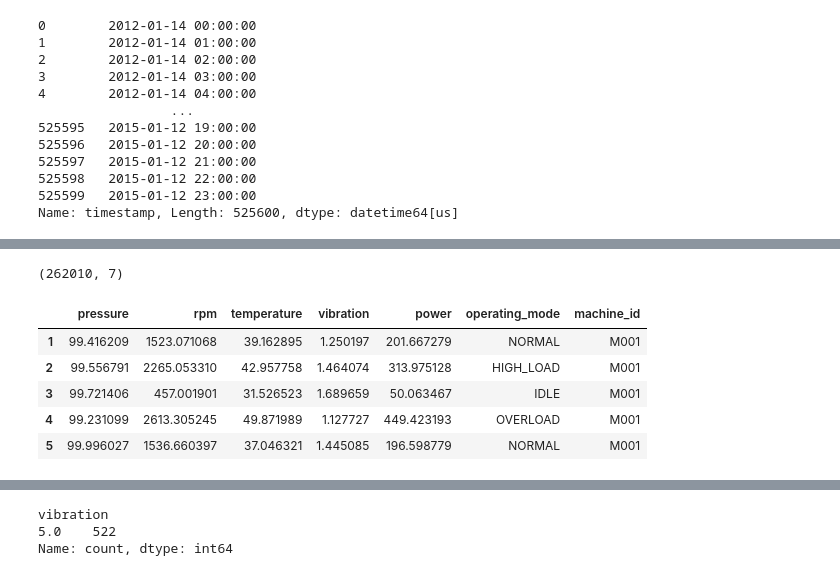
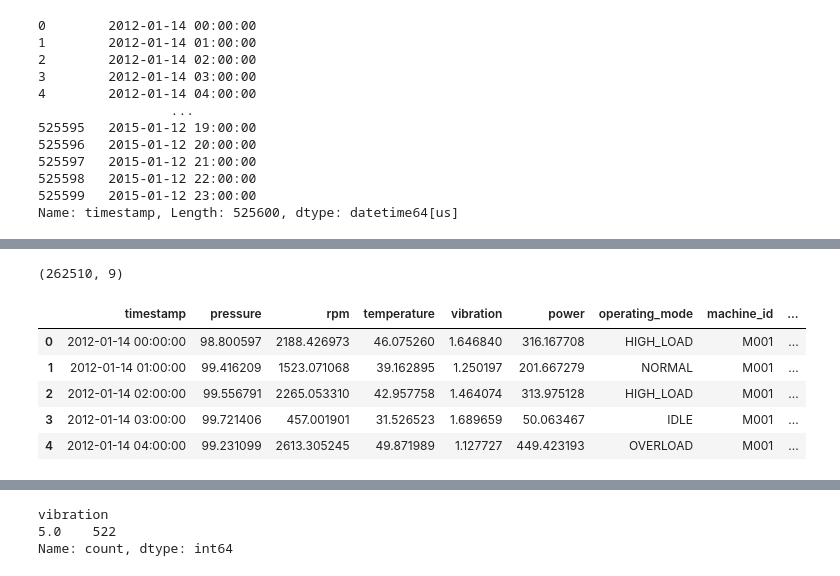
Before and after one commit to JU-Javaboy/predictive-maintenance-platform, a Jupyter notebook: services/c1-sensor-quality/src/c1_sensor_quality/anomaly_detector/anomaly_detection_exploration.ipynb, the cells around one changed output, grey strips where cells are left out. Drawn from its saved outputs; the diff is of its cells as text; code cells hidden in the pictures.

```diff
--- a/services/c1-sensor-quality/src/c1_sensor_quality/anomaly_detector/anomaly_detection_exploration.ipynb
+++ b/services/c1-sensor-quality/src/c1_sensor_quality/anomaly_detector/anomaly_detection_exploration.ipynb
@@ -113,11 +113,35 @@ Name: timestamp, Length: 525600, dtype: datetime64[us]
 # %%
 SENSORS = ["pressure", "rpm", "temperature", "vibration", "power"]
 
-train_df = df.loc[
-    (df["anomaly_type"] != "missing_value")
-    & (df["timestamp"] > pd.to_datetime("2012-01-14"))
-    & (df["timestamp"] < pd.to_datetime("2013-07-14")),
-    # `anomaly_type` is kept to fit the normalisation on normal rows only.
-    # `timestamp` documents the fit window inside the saved artifact.
-    ["timestamp", *SENSORS, "operating_mode", "machine_id", "anomaly_type"],
-].copy()
+# Chronological split. The first 18 months are for fitting and validation; the
+# final year is the test set and is never used to fit anything.
+# `missing_value` is excluded from the ML model: C1 repairs it with
+# deterministic rules, so it is not a pattern the classifier has to learn.
+TRAIN_START = pd.Timestamp("2012-01-14 00:00:00")
+TRAIN_END = pd.Timestamp("2013-07-15 00:00:00")  # exclusive: train ends on 07-14
+VAL_END = pd.Timestamp("2014-01-14 00:00:00")    # exclusive: validation ends on 01-13
+TEST_END = pd.Timestamp("2015-01-13 00:00:00")   # exclusive: test ends on 2015-01-12
+
+COLUMNS = ["timestamp", *SENSORS, "operating_mode", "machine_id", "anomaly_type"]
+
+
+def labelled_slice(start: pd.Timestamp, end: pd.Timestamp) -> pd.DataFrame:
+    """Rows in [start, end) that the anomaly classifier can learn from."""
+    return df.loc[
+        (df["anomaly_type"] != "missing_value")
+        & (df["timestamp"] >= start)
+        & (df["timestamp"] < end),
+        COLUMNS,
+    ].copy()
+
+
+train_raw = labelled_slice(TRAIN_START, TRAIN_END)
+val_raw = labelled_slice(TRAIN_END, VAL_END)
+test_raw = labelled_slice(VAL_END, TEST_END)
+
+for name, part in (("train", train_raw), ("validation", val_raw), ("test", test_raw)):
+    print(
+        f"{name:10s} {len(part):>7,} rows  "
+        f"{part['timestamp'].min()} -> {part['timestamp'].max()}  "
+        f"{part['anomaly_type'].value_counts().to_dict()}"
+    )
@@ -124,13 +152,13 @@ train_df = df.loc[
 # %%
-print(train_df.shape)
-train_df.head()
+print(train_raw.shape)
+train_raw.head()
 # %% [output]
-(262010, 7)
+(262510, 9)
-|  | pressure | rpm | temperature | vibration | power | operating_mode | machine_id |
-| 1 | 99.416209 | 1523.071068 | 39.162895 | 1.250197 | 201.667279 | NORMAL | M001 |
-| 2 | 99.556791 | 2265.053310 | 42.957758 | 1.464074 | 313.975128 | HIGH_LOAD | M001 |
-| 3 | 99.721406 | 457.001901 | 31.526523 | 1.689659 | 50.063467 | IDLE | M001 |
-| 4 | 99.231099 | 2613.305245 | 49.871989 | 1.127727 | 449.423193 | OVERLOAD | M001 |
-| 5 | 99.996027 | 1536.660397 | 37.046321 | 1.445085 | 196.598779 | NORMAL | M001 |
+|  | timestamp | pressure | rpm | temperature | vibration | power | operating_mode | machine_id | ... |
+| 0 | 2012-01-14 00:00:00 | 98.800597 | 2188.426973 | 46.075260 | 1.646840 | 316.167708 | HIGH_LOAD | M001 | ... |
+| 1 | 2012-01-14 01:00:00 | 99.416209 | 1523.071068 | 39.162895 | 1.250197 | 201.667279 | NORMAL | M001 | ... |
+| 2 | 2012-01-14 02:00:00 | 99.556791 | 2265.053310 | 42.957758 | 1.464074 | 313.975128 | HIGH_LOAD | M001 | ... |
+| 3 | 2012-01-14 03:00:00 | 99.721406 | 457.001901 | 31.526523 | 1.689659 | 50.063467 | IDLE | M001 | ... |
+| 4 | 2012-01-14 04:00:00 | 99.231099 | 2613.305245 | 49.871989 | 1.127727 | 449.423193 | OVERLOAD | M001 | ... |
 # %%
 OPERATING_MODES = ["NORMAL", "HIGH_LOAD", "IDLE", "OVERLOAD"]
```
Also changed, not shown: parts of 26 cells of this notebook.
